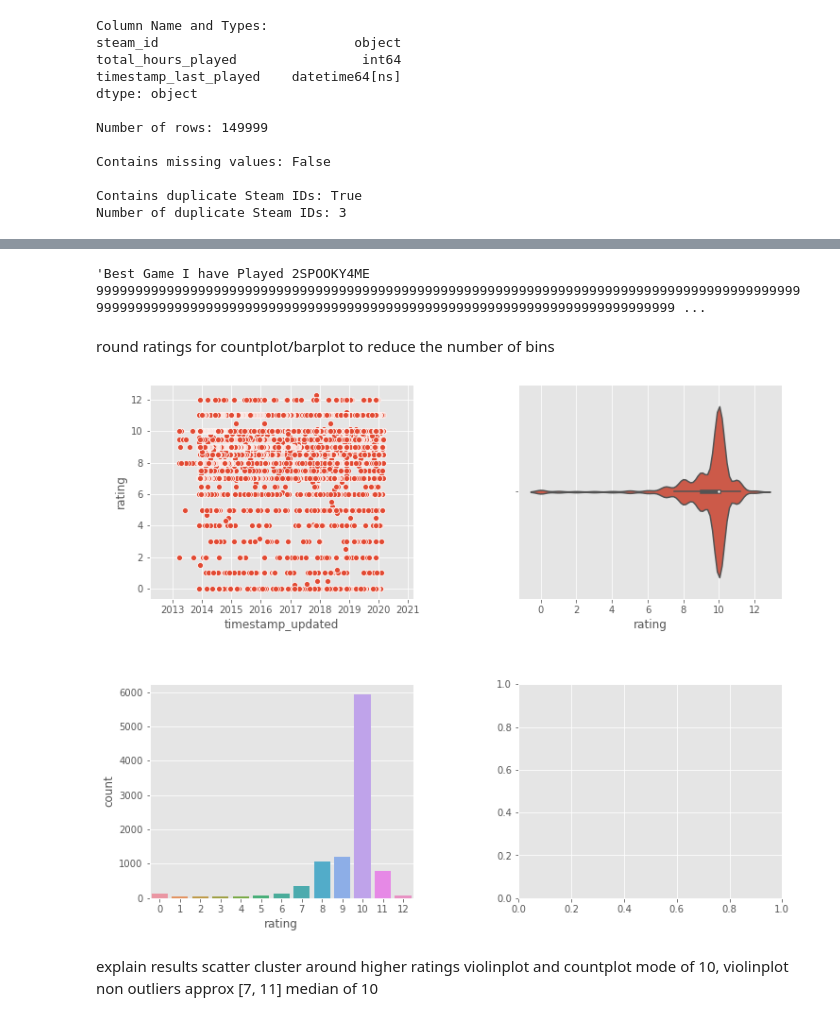
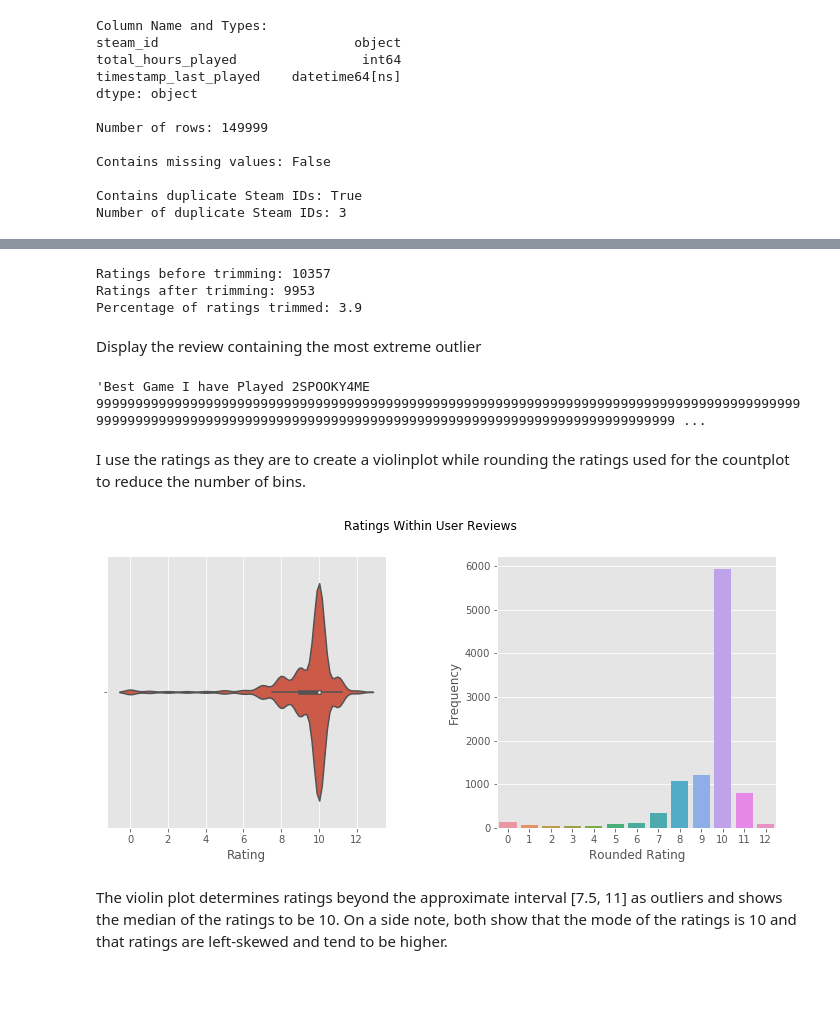
Before and after one commit to ys-lin14/warframe-exploration, a Jupyter notebook: data_exploration.ipynb, the cells around one changed output, grey strips where cells are left out. Drawn from its saved outputs; the diff is of its cells as text; code cells hidden in the pictures; blank space fills up the shorter version.

Commit message:
add markup explaining the data processing and graph insights

```diff
--- a/data_exploration.ipynb
+++ b/data_exploration.ipynb
@@ -205,4 +210,21 @@ review_data['rating'] = review_data['user_review'].apply(get_review_rating)
 reviews_with_ratings = review_data.dropna()
 outlier_rating_mask = (reviews_with_ratings['rating'] < 13)
 trimmed_reviews = reviews_with_ratings[outlier_rating_mask]
+# %%
+number_ratings_initial = reviews_with_ratings.shape[0]
+number_ratings_final = trimmed_reviews.shape[0]
+percentage_ratings_trimmed = get_percentage_change(
+    number_ratings_initial,
+    number_ratings_final
+)
+
+print("Ratings before trimming:", number_ratings_initial)
+print("Ratings after trimming:", number_ratings_final)
+print("Percentage of ratings trimmed:", percentage_ratings_trimmed)
+# %% [output]
+Ratings before trimming: 10357
+Ratings after trimming: 9953
+Percentage of ratings trimmed: 3.9
+# %% [markdown]
+Display the review containing the most extreme outlier
 # %%
@@ -213,43 +234,37 @@ reviews_with_ratings.loc[outlier_index, 'user_review']
 # %% [output]
 'Best Game I have Played 2SPOOKY4ME 99999999999999999999999999999999999999999999999999999999999999999999999999999999999999999999999999999999999999999999999999999999999999999999999999999999999999999999 ...
 # %% [markdown]
-round ratings for countplot/barplot to reduce the number of bins
+I use the ratings as they are to create a violinplot while rounding the ratings used for
+the countplot to reduce the number of bins.
 # %%
 fig, axes = plt.subplots(
-    nrows=2,
+    nrows=1,
     ncols=2,
-    figsize=(12, 10),
+    figsize=(12, 5),
     squeeze=False
 )
 plt.subplots_adjust(wspace=0.4, hspace=0.4)
 axes = axes.flatten()
 
-rating_scatter = sns.scatterplot(
-    x='timestamp_updated',
-    y='rating',
-    data=trimmed_reviews,
+rating_violin = sns.violinplot(
+    x=trimmed_reviews['rating'],
     ax=axes[0]
 )
-axes[0].set_xlim(pd.Timestamp('2012-03-25'))
+rating_violin.set(xlabel='Rating')
 
-rating_violin = sns.violinplot(
-    x=trimmed_reviews['rating'],
+rounded_ratings = trimmed_reviews['rating'].apply(round_rating)
+rating_bargraph = sns.countplot(
+    x=rounded_ratings.astype(int),
     ax=axes[1]
 )
-
-rounded_ratings = trimmed_reviews['rating'].apply(round_rating)
-rounded_rating_bar = sns.countplot(
-    x=rounded_ratings.astype(int),
-    ax=axes[2]
-)
+rating_bargraph.set(xlabel='Rounded Rating', ylabel='Frequency')
+plt.suptitle('Ratings Within User Reviews')
 plt.show()
 # %% [output]
-[figure, old version]
+[figure, new version]
-# %% [markdown]
-explain results
-scatter cluster around higher ratings
-violinplot and countplot mode of 10,
-violinplot non outliers approx [7, 11] median of 10
+# %% [markdown]
+The violin plot determines ratings beyond the approximate interval [7.5, 11] as outliers
+and shows the median of the ratings to be 10. On a side note, both show that the mode of the ratings is 10 and that ratings are left-skewed and tend to be higher.
 # %%
 corpus = ' '.join(review_data.loc[review_data['recommends_game'] == True, 'user_review'])
 graph_word_cloud(corpus)
```
Also changed, not shown: parts of 6 cells of this notebook.
